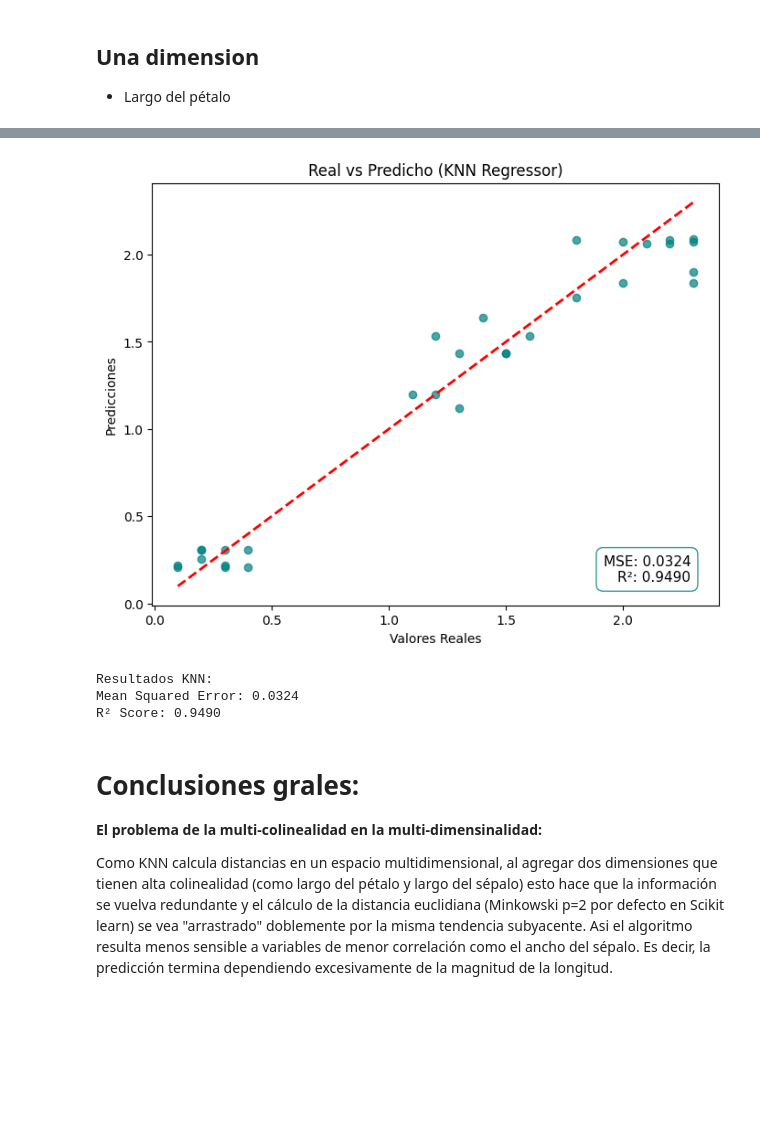
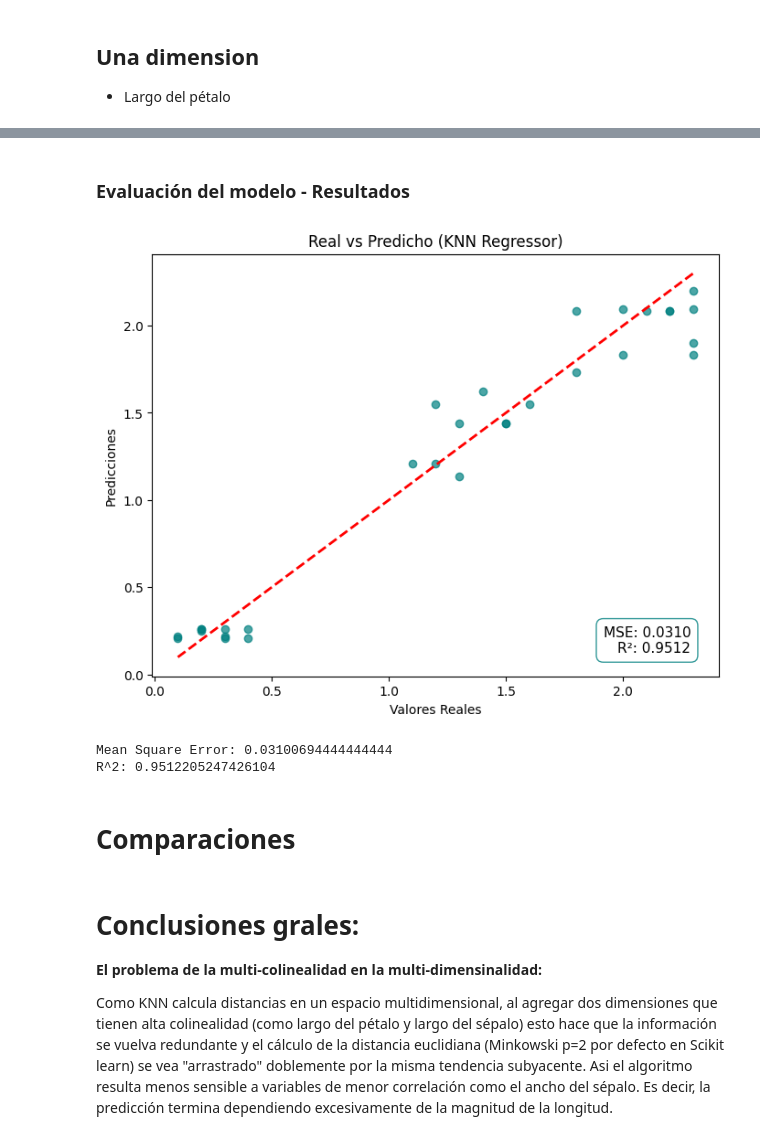
Before and after one commit to AleLoredo/aprendizaje-automatico, a Jupyter notebook: REGRESION/LFM_TP2-ok.ipynb, the cells around one changed output, grey strips where cells are left out. Drawn from its saved outputs; the diff is of its cells as text; code cells hidden in the pictures; blank space fills up the shorter version.

```diff
--- a/REGRESION/LFM_TP2-ok.ipynb
+++ b/REGRESION/LFM_TP2-ok.ipynb
@@ -422,42 +340,15 @@ KNeighborsRegressor(n_neighbors=11)
 # %%
 y_pred1 = knn.predict(X_test1)
-# %%
-# 1. Cálculo de métricas
-mse = mean_squared_error(y_test, y_pred1)
-r2 = r2_score(y_test, y_pred1)
-
-# 2. Generación del gráfico
-plt.figure(figsize=(8, 6))
-plt.scatter(y_test, y_pred1, alpha=0.7, color='teal')
-plt.plot([y_test.min(), y_test.max()], [y_test.min(), y_test.max()], '--r', lw=2)
-
-# Configuración de etiquetas
-plt.xlabel('Valores Reales')
-plt.ylabel('Predicciones')
-plt.title('Real vs Predicho (KNN Regressor)')
-
-# 3. Se agrega el cuadro de texto "dentro" del gráfico (esquina inferior derecha)
-texto_metricas = f"MSE: {mse:.4f}\nR²: {r2:.4f}"
-
-# Usamos plt.gca().text para posicionar el texto
-# transform=plt.gca().transAxes asegura que (1,0) sea la esquina inferior derecha exacta
-plt.gca().text(0.95, 0.05, texto_metricas,
-               transform=plt.gca().transAxes,
-               fontsize=11,
-               verticalalignment='bottom',
-               horizontalalignment='right',
-               bbox=dict(boxstyle='round,pad=0.5', facecolor='white', alpha=0.8, edgecolor='teal'))
-
-plt.show()
-
-print(f"Resultados KNN:")
-print(f"Mean Squared Error: {mse:.4f}")
-print(f"R² Score: {r2:.4f}")
-# %% [output]
-[figure, removed]
-Resultados KNN:
-Mean Squared Error: 0.0324
-R² Score: 0.9490
+# %% [markdown]
+### Evaluación del modelo - Resultados
+# %%
+mse1, r2_1 = regrapho(y_test, y_pred1)
+# %% [output]
+[figure, added]
+Mean Square Error: 0.03100694444444444
+R^2: 0.9512205247426104
+# %% [markdown]
+# Comparaciones
 # %% [markdown]
 # Conclusiones grales:
 
```
Also changed, not shown: parts of 19 cells of this notebook.
